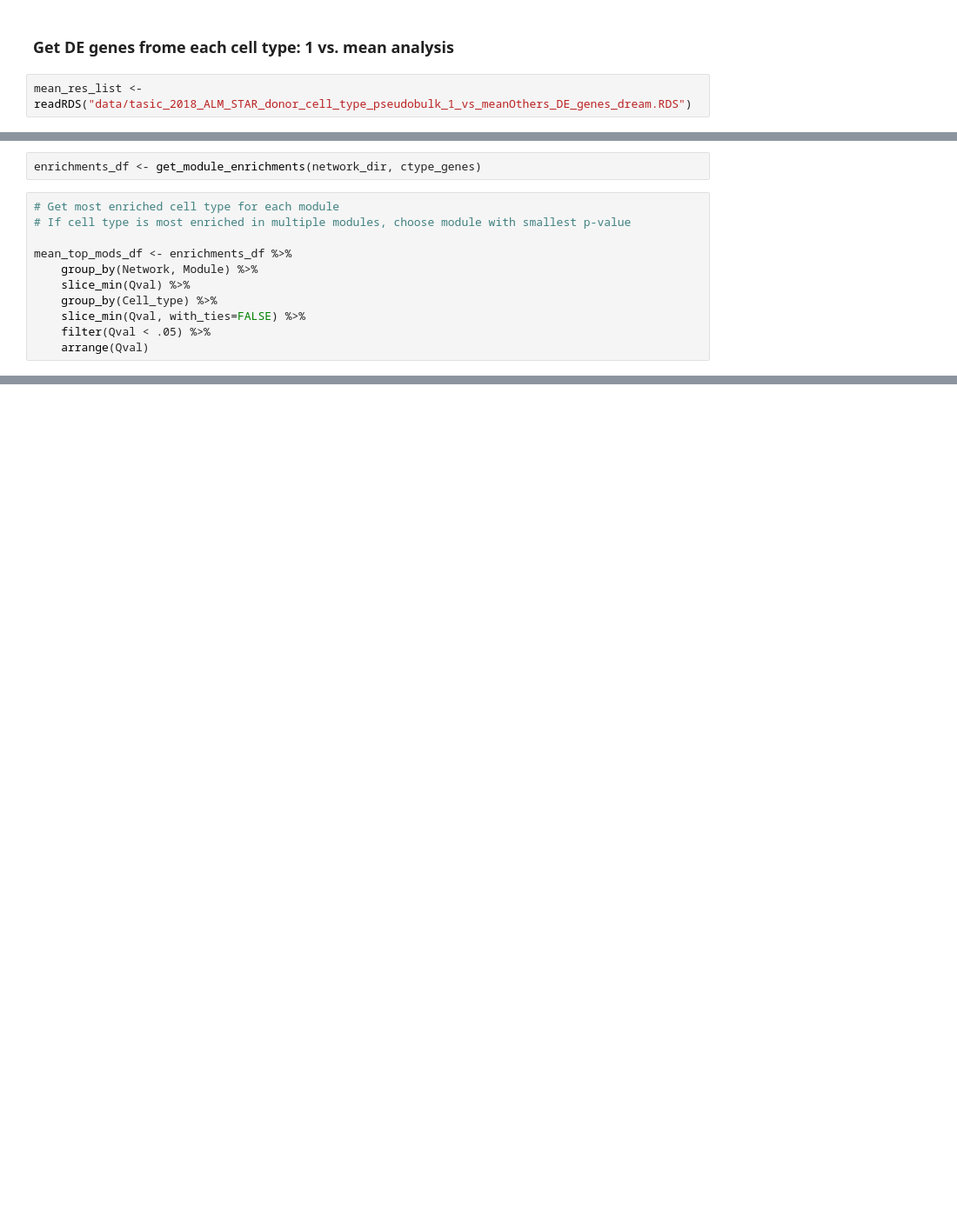
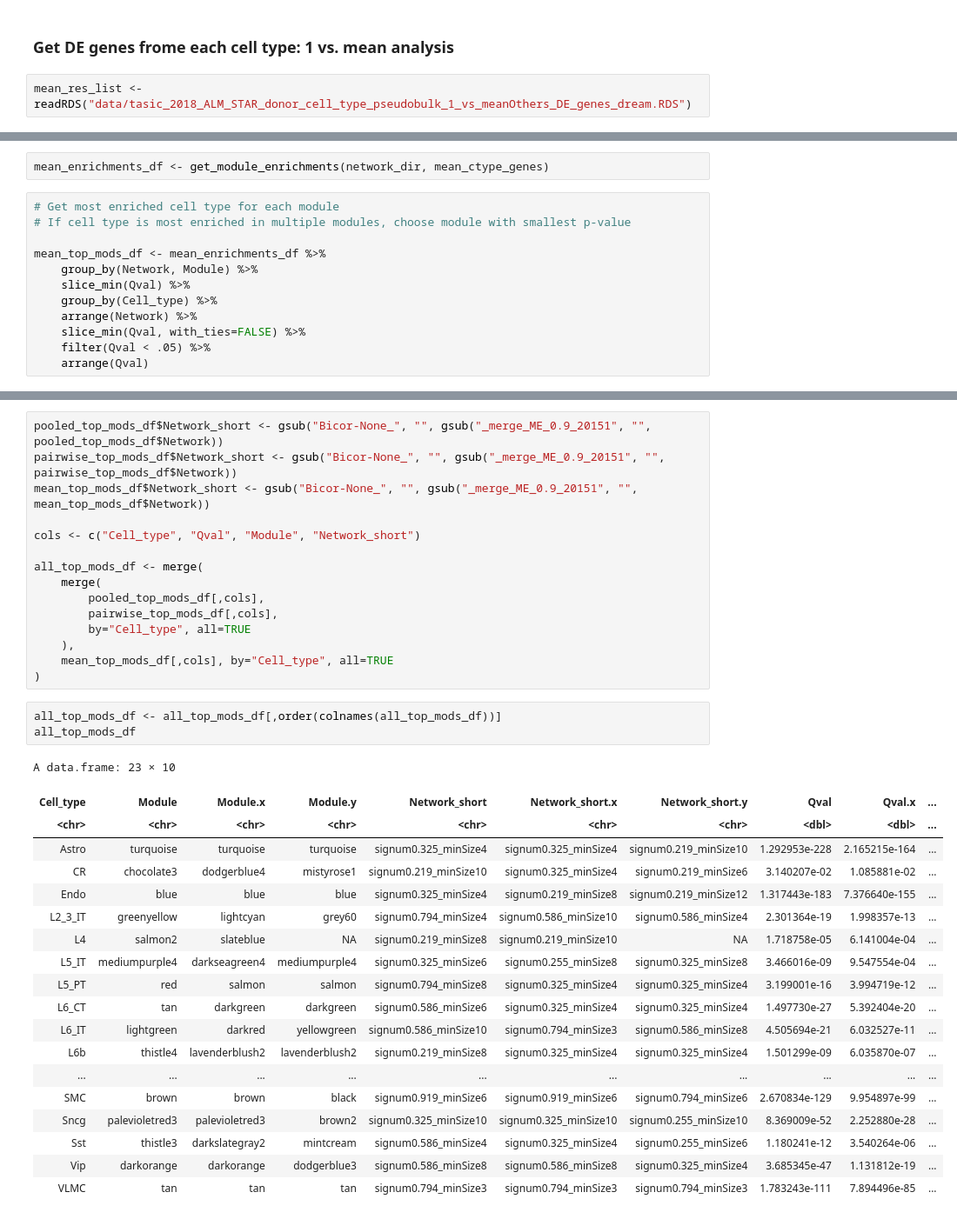
Before and after one commit to reliscu/pseudobulk_splicing_tasic_2018_mouse_ALM, a Jupyter notebook: 07_get_module_enrichments.ipynb, the cells around one changed output, grey strips where cells are left out. Shown: that part at 87% size. Drawn from its saved outputs; the diff is of its cells as text; blank space fills up the shorter version.

```diff
--- a/07_get_module_enrichments.ipynb
+++ b/07_get_module_enrichments.ipynb
@@ -220,13 +273,14 @@ A data.frame: 23 × 1
 # %%
-enrichments_df <- get_module_enrichments(network_dir, ctype_genes)
+mean_enrichments_df <- get_module_enrichments(network_dir, mean_ctype_genes)
 # %%
 # Get most enriched cell type for each module
 # If cell type is most enriched in multiple modules, choose module with smallest p-value
 
-mean_top_mods_df <- enrichments_df %>%
+mean_top_mods_df <- mean_enrichments_df %>%
     group_by(Network, Module) %>%
     slice_min(Qval) %>%
     group_by(Cell_type) %>%
+    arrange(Network) %>%
     slice_min(Qval, with_ties=FALSE) %>%
     filter(Qval < .05) %>%
     arrange(Qval)
@@ -254,0 +311,38 @@ A grouped_df: 22 × 5
+# %%
+pooled_top_mods_df$Network_short <- gsub("Bicor-None_", "", gsub("_merge_ME_0.9_20151", "", pooled_top_mods_df$Network))
+pairwise_top_mods_df$Network_short <- gsub("Bicor-None_", "", gsub("_merge_ME_0.9_20151", "", pairwise_top_mods_df$Network))
+mean_top_mods_df$Network_short <- gsub("Bicor-None_", "", gsub("_merge_ME_0.9_20151", "", mean_top_mods_df$Network))
+
+cols <- c("Cell_type", "Qval", "Module", "Network_short")
+
+all_top_mods_df <- merge(
+    merge(
+        pooled_top_mods_df[,cols],
+        pairwise_top_mods_df[,cols],
+        by="Cell_type", all=TRUE
+    ),
+    mean_top_mods_df[,cols], by="Cell_type", all=TRUE
+)
+# %%
+all_top_mods_df <- all_top_mods_df[,order(colnames(all_top_mods_df))]
+all_top_mods_df
+# %% [output]
+A data.frame: 23 × 10
+| Cell_type | Module | Module.x | Module.y | Network_short | Network_short.x | Network_short.y | Qval | Qval.x | ... |
+| <chr> | <chr> | <chr> | <chr> | <chr> | <chr> | <chr> | <dbl> | <dbl> | ... |
+| Astro | turquoise | turquoise | turquoise | signum0.325_minSize4 | signum0.325_minSize4 | signum0.219_minSize10 | 1.292953e-228 | 2.165215e-164 | ... |
+| CR | chocolate3 | dodgerblue4 | mistyrose1 | signum0.219_minSize10 | signum0.325_minSize4 | signum0.219_minSize6 | 3.140207e-02 | 1.085881e-02 | ... |
+| Endo | blue | blue | blue | signum0.325_minSize4 | signum0.219_minSize8 | signum0.219_minSize12 | 1.317443e-183 | 7.376640e-155 | ... |
+| L2_3_IT | greenyellow | lightcyan | grey60 | signum0.794_minSize4 | signum0.586_minSize10 | signum0.586_minSize4 | 2.301364e-19 | 1.998357e-13 | ... |
+| L4 | salmon2 | slateblue | NA | signum0.219_minSize8 | signum0.219_minSize10 | NA | 1.718758e-05 | 6.141004e-04 | ... |
+| L5_IT | mediumpurple4 | darkseagreen4 | mediumpurple4 | signum0.325_minSize6 | signum0.255_minSize8 | signum0.325_minSize8 | 3.466016e-09 | 9.547554e-04 | ... |
+| L5_PT | red | salmon | salmon | signum0.794_minSize8 | signum0.325_minSize4 | signum0.325_minSize4 | 3.199001e-16 | 3.994719e-12 | ... |
+| L6_CT | tan | darkgreen | darkgreen | signum0.586_minSize6 | signum0.325_minSize4 | signum0.325_minSize4 | 1.497730e-27 | 5.392404e-20 | ... |
+| L6_IT | lightgreen | darkred | yellowgreen | signum0.586_minSize10 | signum0.794_minSize3 | signum0.586_minSize8 | 4.505694e-21 | 6.032527e-11 | ... |
+| L6b | thistle4 | lavenderblush2 | lavenderblush2 | signum0.219_minSize8 | signum0.325_minSize4 | signum0.325_minSize4 | 1.501299e-09 | 6.035870e-07 | ... |
+| ... | ... | ... | ... | ... | ... | ... | ... | ... | ... |
+| SMC | brown | brown | black | signum0.919_minSize6 | signum0.919_minSize6 | signum0.794_minSize6 | 2.670834e-129 | 9.954897e-99 | ... |
+| Sncg | palevioletred3 | palevioletred3 | brown2 | signum0.325_minSize10 | signum0.325_minSize10 | signum0.255_minSize10 | 8.369009e-52 | 2.252880e-28 | ... |
+| Sst | thistle3 | darkslategray2 | mintcream | signum0.586_minSize4 | signum0.325_minSize4 | signum0.255_minSize6 | 1.180241e-12 | 3.540264e-06 | ... |
+| Vip | darkorange | darkorange | dodgerblue3 | signum0.586_minSize8 | signum0.586_minSize8 | signum0.325_minSize4 | 3.685345e-47 | 1.131812e-19 | ... |
+| VLMC | tan | tan | tan | signum0.794_minSize3 | signum0.794_minSize3 | signum0.794_minSize3 | 1.783243e-111 | 7.894496e-85 | ... |
```
Also changed, not shown: parts of 30 cells of this notebook, 2 other files.
